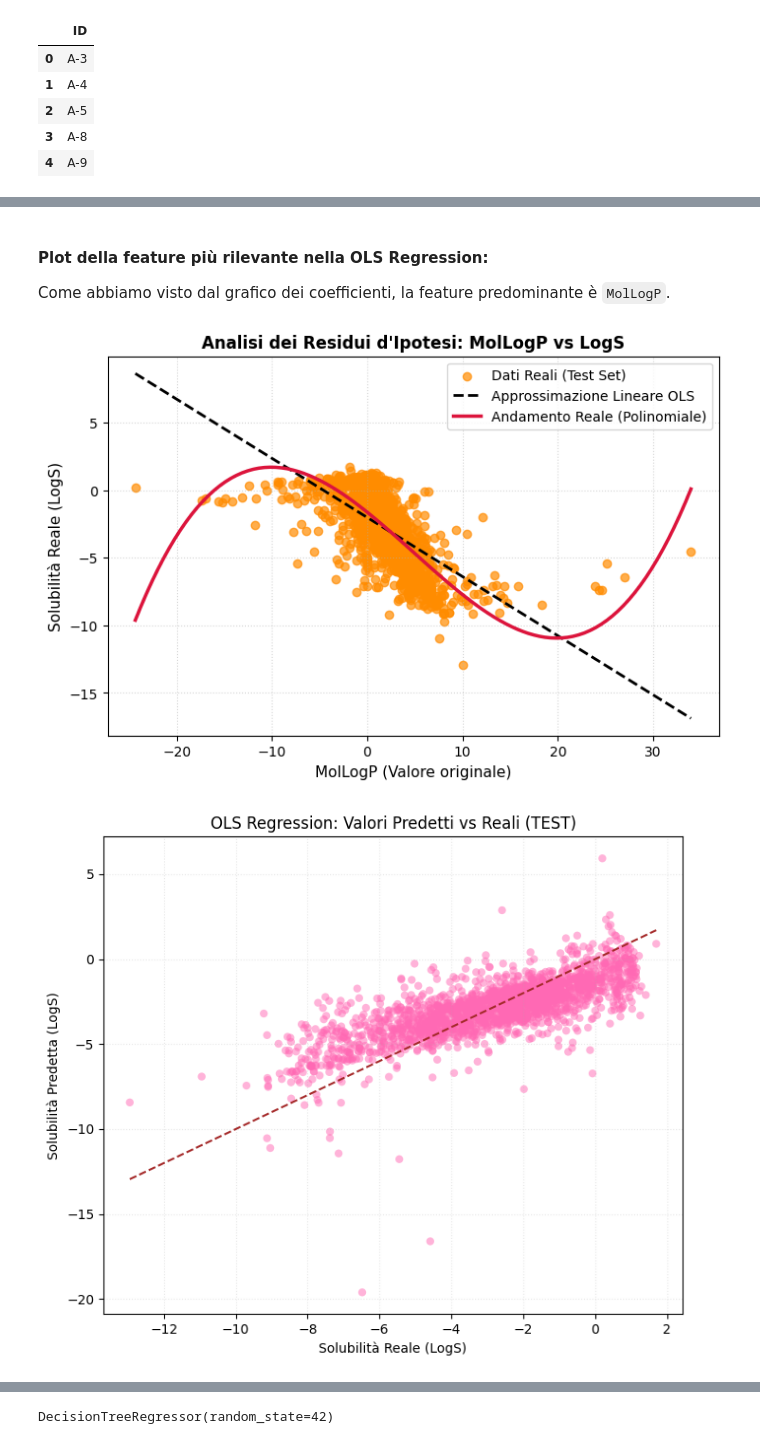
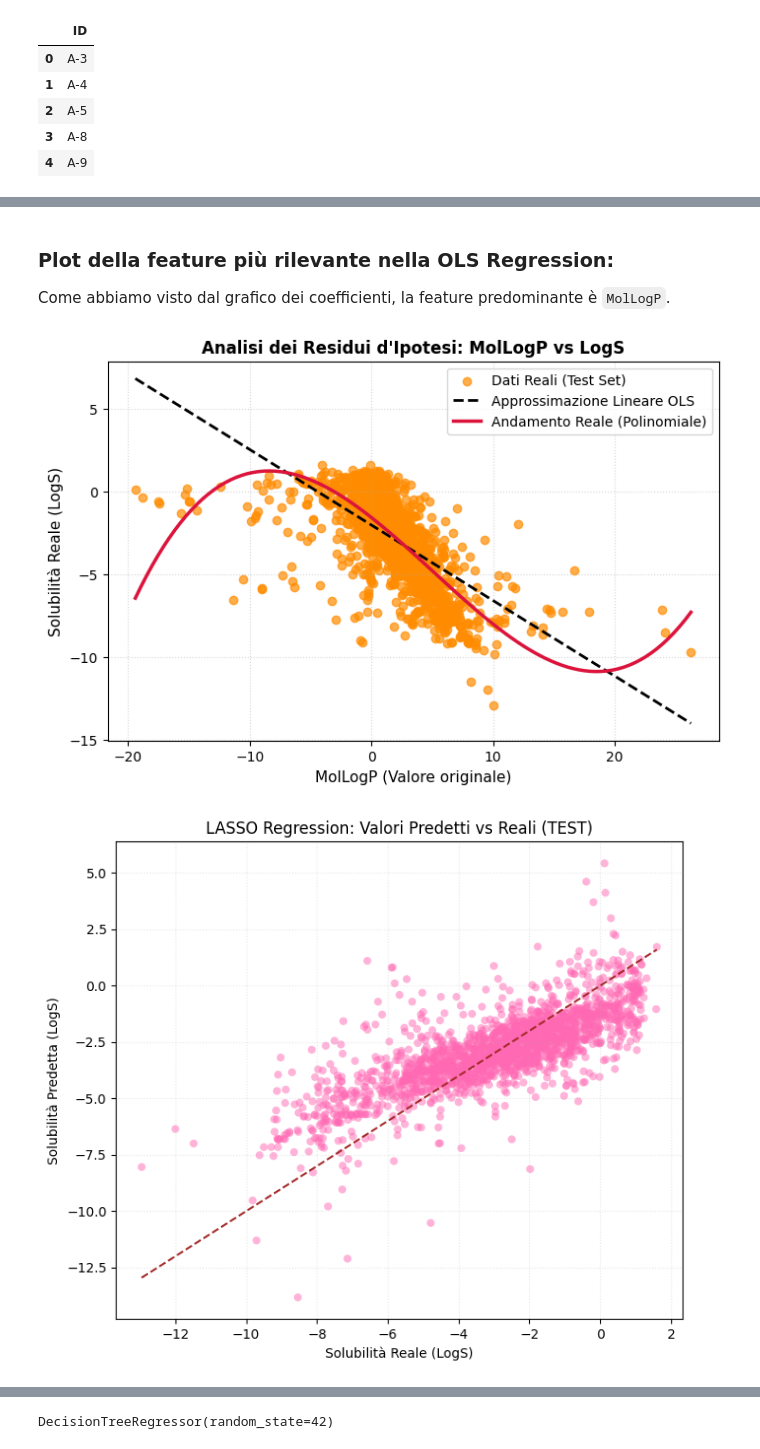
Before and after one commit to elettra-ven/DIA-Ventura-SolAq, a Jupyter notebook: SolAq_DIA_Ventura.ipynb, the cells around one changed output, grey strips where cells are left out. Saved outputs shown, nothing was run; the diff lists cells and outputs as text; code cells hidden in the pictures.

```diff
--- a/SolAq_DIA_Ventura.ipynb
+++ b/SolAq_DIA_Ventura.ipynb
@@ -517,7 +518,3 @@ df_init['ID'].head().to_frame() # Notiamo la prima lettera (es. "A")
 | 2 | A-5 |
 | 3 | A-8 |
 | 4 | A-9 |
-# %%
-df['Source'] = df_init['ID'].astype(str).str.split('-').str[0]
-
-df[['Source']].describe().round(3)
@@ -568,0 +597,3 @@ L'analisi esplorativa ha delineato la struttura del dataset, evidenziando aspett
+# %%
+df = df[(df['MolLogP'] > -20) & (df['MolLogP'] < 40)].copy()
+print(f"Dimensioni del dataset dopo la pulizia: {df.shape}")
@@ -651,6 +685,7 @@ Per massimizzare le performance ed evitare di penalizzare i modelli, il preproce
 Come evidenziato al termine dell'analisi esplorativa, siamo in presenza di forti relazioni lineari in un particolare gruppo di predittori:
 > **Rimuoviamo** le feature ripetitive nel gruppo legato al peso molecolare (`MolWt`), con collinearità maggiori di $r = 0.95$.
 # %%
+corr_mat = X_train.corr().abs() # Ricalcolo le collinearità solo su X_train per evitare data leakage
 pairs = corr_mat.abs().unstack()
 pairs = pairs[pairs < 1.0]
 
@@ -755,5 +786,5 @@ R2:   0.5486
 # %%
-alphas_to_test = alphas_ridge_optimized = np.logspace(-6, -2, 50)
+alphas_to_test = np.logspace(-6, -2, 50)
 
 ridge_pipeline = Pipeline([
     ('scaler', StandardScaler()),
@@ -837,5 +868,5 @@ Notiamo i predittori che più incidono sulla solubilità molecolare:
 # %% [markdown]
-#### **Plot della feature più rilevante nella OLS Regression**:
+### **Plot della feature più rilevante nella OLS Regression**:
 
 Come abbiamo visto dal grafico dei coefficienti, la feature predominante è `MolLogP`.
 # %%
@@ -863,20 +894,20 @@ plt.grid(True, linestyle=':', alpha=0.5)
 
 plt.show()
 # %% [output]
-[figure, old version]
+[figure, new version]
 # %%
 plt.figure(figsize=(7, 6))
-plt.scatter(y_test, y_pred_ols, color='hotpink', alpha=0.5, edgecolor='none')
+plt.scatter(y_test, y_pred_lasso, color='hotpink', alpha=0.5, edgecolor='none')
 plt.plot([y_test.min(), y_test.max()], [y_test.min(), y_test.max()], color='brown', linestyle='--', linewidth=1.5)
 
-plt.title('OLS Regression: Valori Predetti vs Reali (TEST)')
+plt.title('LASSO Regression: Valori Predetti vs Reali (TEST)')
 plt.xlabel('Solubilità Reale (LogS)')
 plt.ylabel('Solubilità Predetta (LogS)')
 plt.grid(True, linestyle=':', alpha=0.3)
 plt.tight_layout()
 plt.show()
 # %% [output]
-[figure, old version]
+[figure, new version]
 # %% [markdown]
 Lo scatter plot confronta i valori reali di solubilità presenti nel Test Set con i valori predetti dal modello.
 
```
Also changed, not shown: parts of 88 cells of this notebook.
